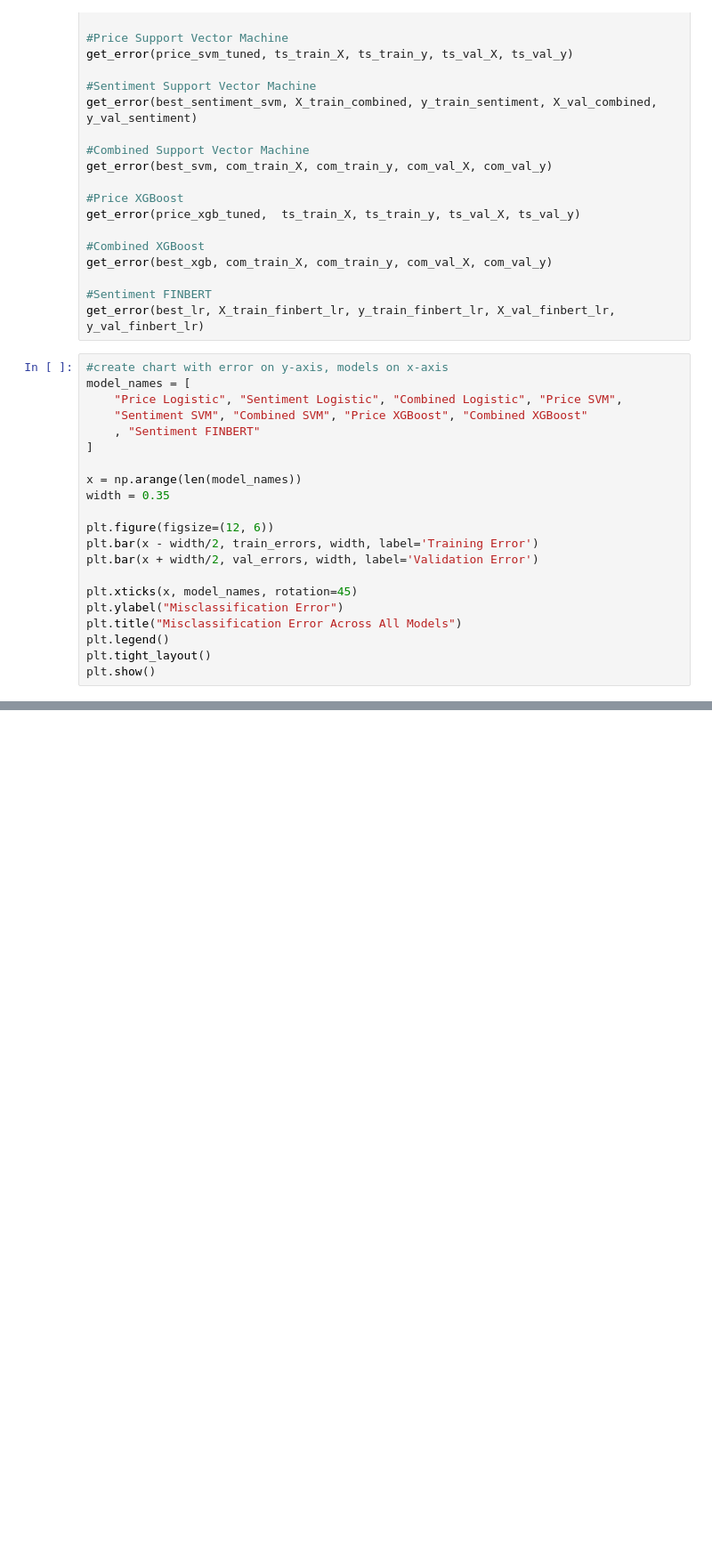
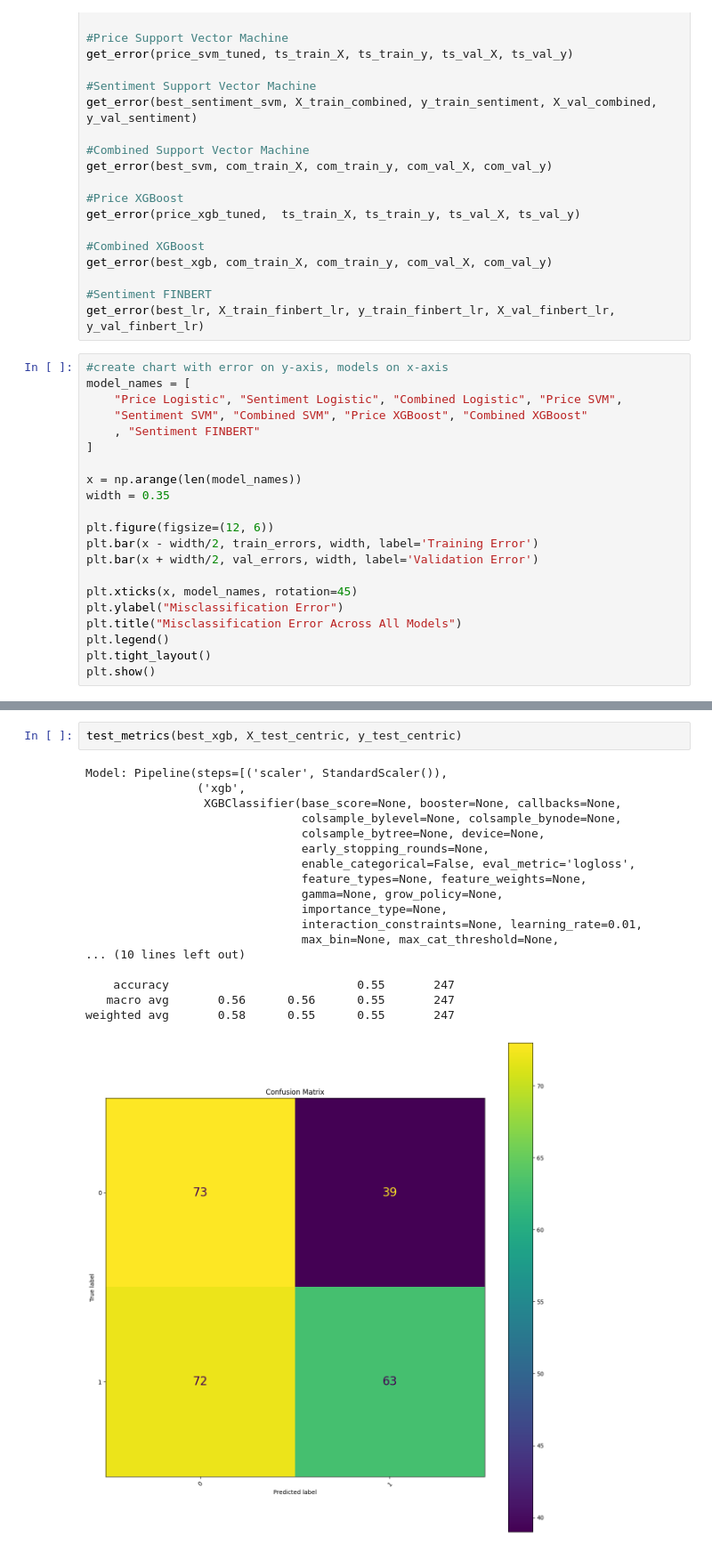
Before and after one commit to yvanlonginjr/market-sentiment-predictor, a Jupyter notebook: notebooks/Market_Sentiment_Predictor_Pipeline.ipynb, the cells around one changed output, grey strips where cells are left out. Shown at 89% size. Cells and saved outputs as stored; diff of their text form; blank space fills up the shorter version.

```diff
--- a/notebooks/Market_Sentiment_Predictor_Pipeline.ipynb
+++ b/notebooks/Market_Sentiment_Predictor_Pipeline.ipynb
@@ -2213,0 +2564,21 @@ test_metrics(best_xgb, com_test_X, com_test_y)
+# %%
+test_metrics(best_xgb, X_test_centric, y_test_centric)
+# %% [output]
+Model: Pipeline(steps=[('scaler', StandardScaler()),
+                ('xgb',
+                 XGBClassifier(base_score=None, booster=None, callbacks=None,
+                               colsample_bylevel=None, colsample_bynode=None,
+                               colsample_bytree=None, device=None,
+                               early_stopping_rounds=None,
+                               enable_categorical=False, eval_metric='logloss',
+                               feature_types=None, feature_weights=None,
+                               gamma=None, grow_policy=None,
+                               importance_type=None,
+                               interaction_constraints=None, learning_rate=0.01,
+                               max_bin=None, max_cat_threshold=None,
+... (10 lines left out)
+
+    accuracy                           0.55       247
+   macro avg       0.56      0.56      0.55       247
+weighted avg       0.58      0.55      0.55       247
+[figure, added]
```
Also changed, not shown: parts of 22 cells of this notebook.
